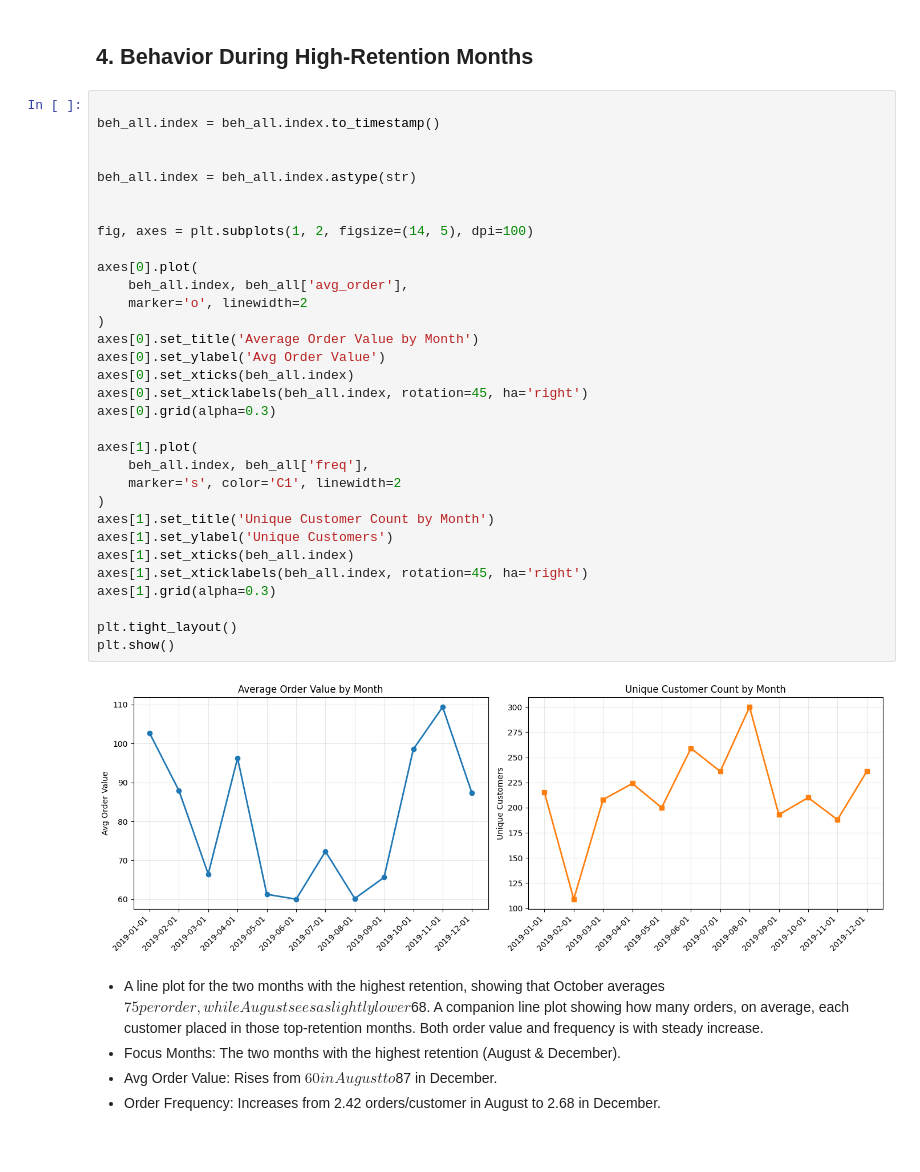
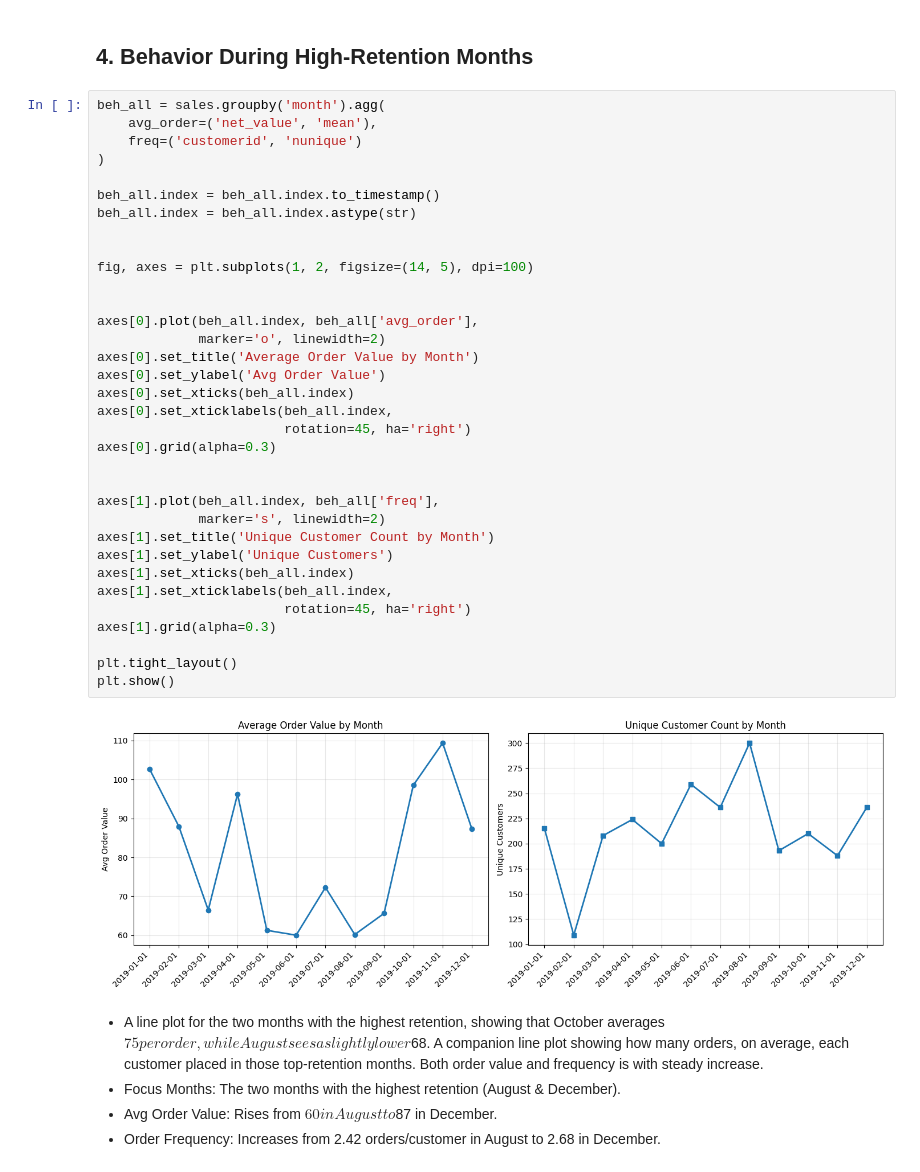
Before and after one commit to abhishekkarthik1967/DAV_project, a Jupyter notebook: E-commerce marketing and sales business case.ipynb, the cells around one changed output. Drawn from its saved outputs; the diff is of its cells as text.

```diff
--- a/E-commerce marketing and sales business case.ipynb
+++ b/E-commerce marketing and sales business case.ipynb
@@ -289,39 +291,41 @@ Best: 2019-08 (69.9%), Worst: 2019-01 (0.0%)
 # %% [markdown]
 ## 4. Behavior During High‑Retention Months
 # %%
+beh_all = sales.groupby('month').agg(
+    avg_order=('net_value', 'mean'),
+    freq=('customerid', 'nunique')
+)
 
 beh_all.index = beh_all.index.to_timestamp()
-
-
 beh_all.index = beh_all.index.astype(str)
 
 
 fig, axes = plt.subplots(1, 2, figsize=(14, 5), dpi=100)
 
-axes[0].plot(
-    beh_all.index, beh_all['avg_order'],
-    marker='o', linewidth=2
-)
+
+axes[0].plot(beh_all.index, beh_all['avg_order'],
+             marker='o', linewidth=2)
 axes[0].set_title('Average Order Value by Month')
 axes[0].set_ylabel('Avg Order Value')
 axes[0].set_xticks(beh_all.index)
-axes[0].set_xticklabels(beh_all.index, rotation=45, ha='right')
+axes[0].set_xticklabels(beh_all.index,
+                        rotation=45, ha='right')
 axes[0].grid(alpha=0.3)
 
-axes[1].plot(
-    beh_all.index, beh_all['freq'],
-    marker='s', color='C1', linewidth=2
-)
+
+axes[1].plot(beh_all.index, beh_all['freq'],
+             marker='s', linewidth=2)
 axes[1].set_title('Unique Customer Count by Month')
 axes[1].set_ylabel('Unique Customers')
 axes[1].set_xticks(beh_all.index)
-axes[1].set_xticklabels(beh_all.index, rotation=45, ha='right')
+axes[1].set_xticklabels(beh_all.index,
+                        rotation=45, ha='right')
 axes[1].grid(alpha=0.3)
 
 plt.tight_layout()
 plt.show()
 # %% [output]
-[figure, old version]
+[figure, new version]
 # %% [markdown]
 - A line plot for the two months with the highest retention, showing that October averages $75 per order, while August sees a slightly lower $68. A companion line plot showing how many orders, on average, each customer placed in those top‑retention months. Both order value and frequency is with steady increase.
 - Focus Months: The two months with the highest retention (August & December).
```
Also changed, not shown: parts of 3 cells of this notebook.
